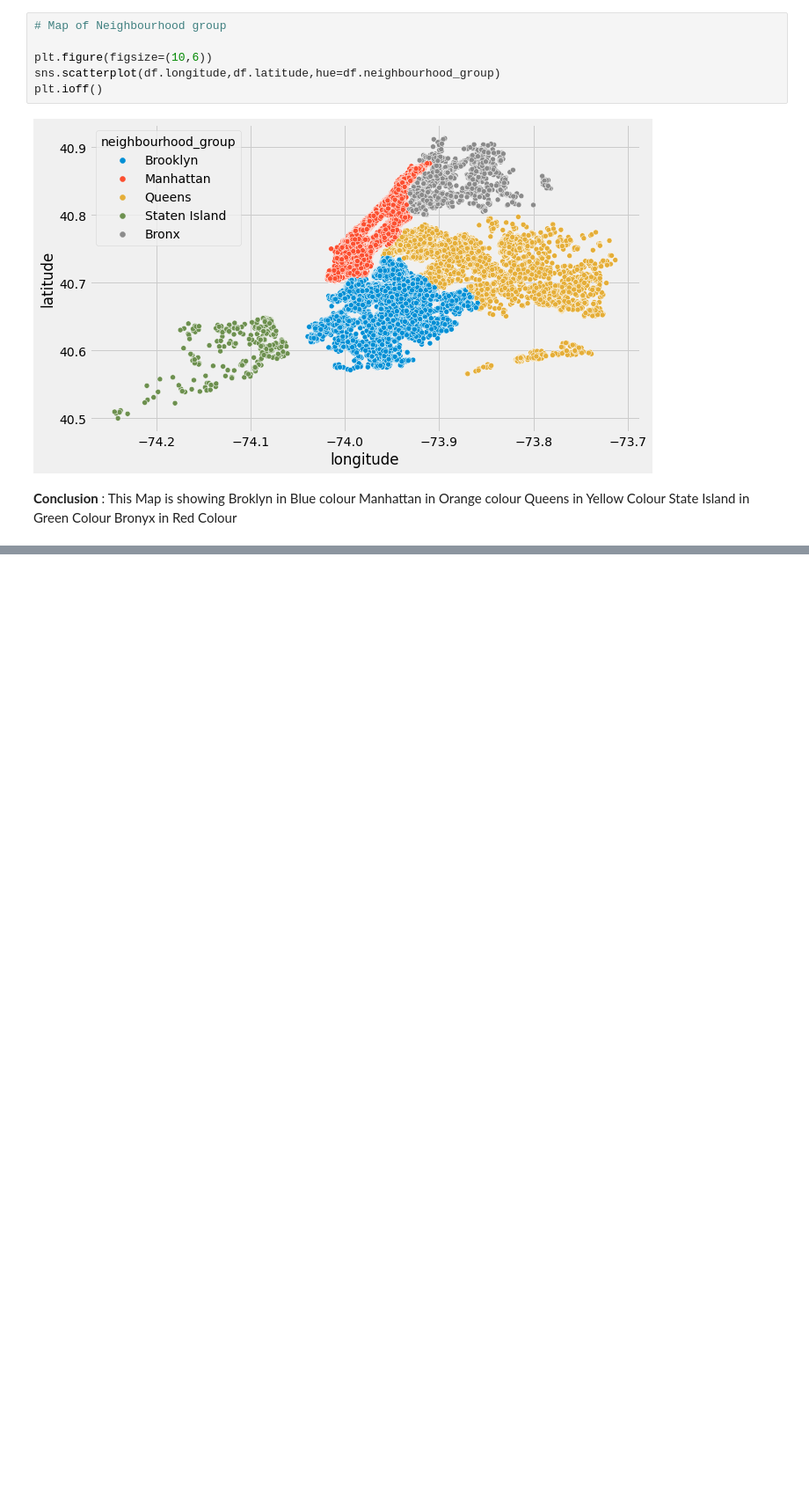
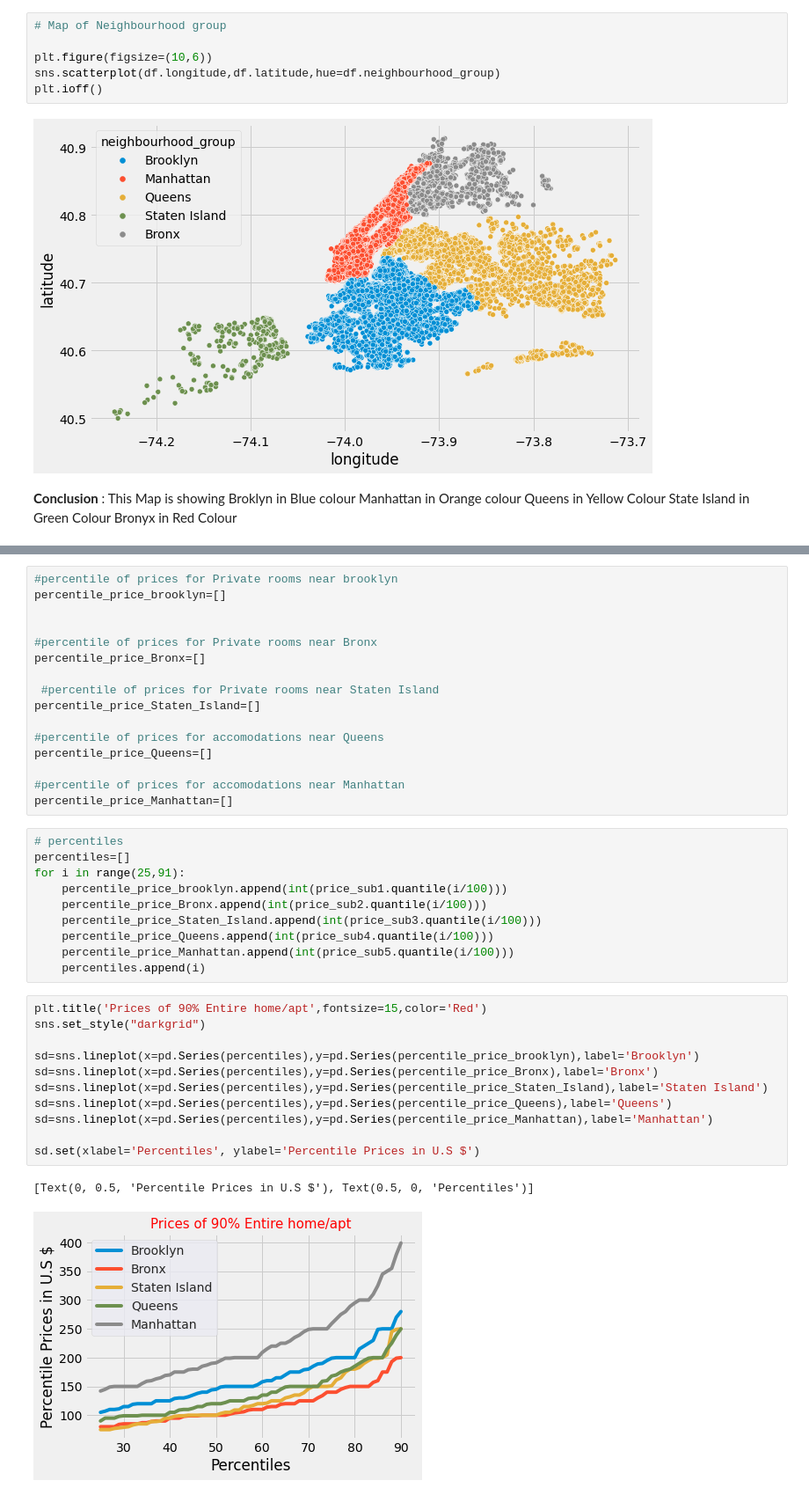
Before and after one commit to 88270gagan/AirBnb-Booking-Analysis, a Jupyter notebook: Airbnb_Bookings_Analysis_Capstone_Project.ipynb, the cells around one changed output, grey strips where cells are left out. Shown: that part at 88% size. Saved outputs shown, nothing was run; the diff lists cells and outputs as text; blank space fills up the shorter version.

```diff
--- a/Airbnb_Bookings_Analysis_Capstone_Project.ipynb
+++ b/Airbnb_Bookings_Analysis_Capstone_Project.ipynb
@@ -298,0 +364,40 @@ plt.ioff()
+# %%
+#percentile of prices for Private rooms near brooklyn
+percentile_price_brooklyn=[]
+
+
+#percentile of prices for Private rooms near Bronx
+percentile_price_Bronx=[]
+
+ #percentile of prices for Private rooms near Staten Island
+percentile_price_Staten_Island=[]
+
+#percentile of prices for accomodations near Queens
+percentile_price_Queens=[]
+
+#percentile of prices for accomodations near Manhattan
+percentile_price_Manhattan=[]
+# %%
+# percentiles
+percentiles=[]
+for i in range(25,91):
+    percentile_price_brooklyn.append(int(price_sub1.quantile(i/100)))
+    percentile_price_Bronx.append(int(price_sub2.quantile(i/100)))
+    percentile_price_Staten_Island.append(int(price_sub3.quantile(i/100)))
+    percentile_price_Queens.append(int(price_sub4.quantile(i/100)))
+    percentile_price_Manhattan.append(int(price_sub5.quantile(i/100)))
+    percentiles.append(i)
+# %%
+plt.title('Prices of 90% Entire home/apt',fontsize=15,color='Red')
+sns.set_style("darkgrid")
+
+sd=sns.lineplot(x=pd.Series(percentiles),y=pd.Series(percentile_price_brooklyn),label='Brooklyn')
+sd=sns.lineplot(x=pd.Series(percentiles),y=pd.Series(percentile_price_Bronx),label='Bronx')
+sd=sns.lineplot(x=pd.Series(percentiles),y=pd.Series(percentile_price_Staten_Island),label='Staten Island')
+sd=sns.lineplot(x=pd.Series(percentiles),y=pd.Series(percentile_price_Queens),label='Queens')
+sd=sns.lineplot(x=pd.Series(percentiles),y=pd.Series(percentile_price_Manhattan),label='Manhattan')
+
+sd.set(xlabel='Percentiles', ylabel='Percentile Prices in U.S $')
+# %% [output]
+[Text(0, 0.5, 'Percentile Prices in U.S $'), Text(0.5, 0, 'Percentiles')]
+[figure, added]
```
Also changed, not shown: parts of 34 cells of this notebook.
